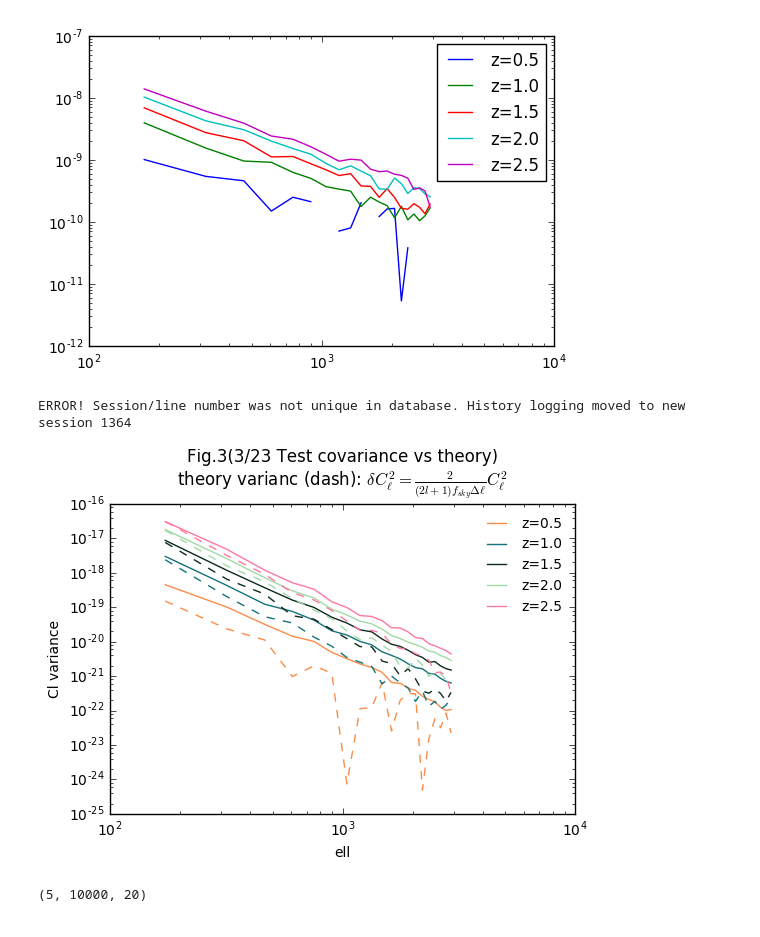
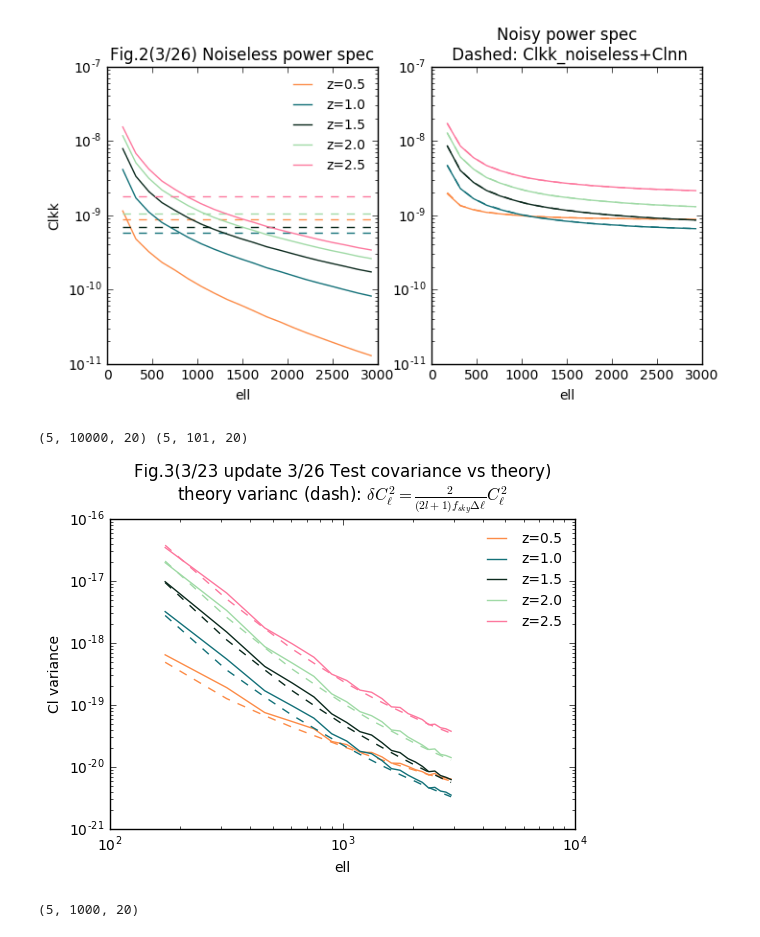
Before and after one commit to liuxx479/fisher, a Jupyter notebook: fisher_mat.ipynb, the cells around one changed output. Saved outputs shown, nothing was run; the diff lists cells and outputs as text; code cells hidden in the pictures.

```diff
--- a/fisher_mat.ipynb
+++ b/fisher_mat.ipynb
@@ -42 +35,7 @@ ps_fidu_uncorr = array([load('ps_noisy_mat/cov/ALL_galXgal_%.1f_%.1f.npy'
+# %%
+ps_fidu = array([load('box5/output_eb_5000_s4/ALL_galXgal_%.1f_%.1f.npy'%(iz, iz))
+                 for iz in z_source])
+ps_fidu_uncorr = array([load('box5/output_eb_5000_s4/ALL_galXgal_%.1f_%.1f.npy'
+                              %(iz,iz))[int(iz*2000):int( (iz+0.5)*2000)]  for iz in z_source])
+#ps_fidu = array([load('box5/ALL_galXgal_%.1f_%.1f.npy'%(iz, iz))[:10000]  for iz in z_source])
 # %%
@@ -107,10 +106,29 @@ Clnn =  array([0.35**2 / ngal / 1.18e7 for ngal in ngal_arr])
-# %%
-for i in range(5):
-    loglog(ell_fidu, mean(ps_arr[i],axis=0),label='z=%.1f'%(z_source[i]))
-legend()
-show()
-# %% [output]
-[figure, removed]
+# %%
+f, (ax1,ax2) = subplots(1,2, figsize=(8,4))
+seed(45)
+for i in range(5):
+    icolor=rand(3)
+    ax1.plot(ell_fidu, ps_arr[i,0], color=icolor,label='z=%.1f'%(z_source[i]))
+    ax1.plot(ell_fidu, Clnn[i]*ones(len(ell_fidu)),'--', color=icolor)
+    ax2.plot(ell_fidu, mean(ps_fidu[i],axis=0), color=icolor, label='z=%.1f'%(z_source[i]))
+    ax2.plot(ell_fidu, ps_arr[i,0]+Clnn[i], '--', color=icolor, label='z=%.1f'%(z_source[i]))
+ax1.legend(fontsize=10, frameon=0,loc=0)
+ax1.set_title('Fig.2(3/26) Noiseless power spec')
+ax2.set_title('Noisy power spec\n Dashed: Clkk_noiseless+Clnn')
+ax1.set_yscale('log')
+ax2.set_yscale('log')
+ax1.set_xlabel('ell')
+ax2.set_xlabel('ell')
+ax1.set_ylabel('Clkk')
+ax1.set_ylim(1e-11, 1e-7)
+ax2.set_ylim(1e-11, 1e-7)
+show()
+# %% [output]
+[figure, added]
+# %%
+print ps_fidu.shape, ps_arr.shape
+# %% [output]
+(5, 10000, 20) (5, 101, 20)
 # %%
 fsim = 3.5**2/4e4
 seed(45)
@@ -122,18 +140,17 @@ for i in range(5):
 
     loglog(ell_fidu, diag(iCov),'-',color=icolor,label='z=%.1f'%(z_source[i]))
     loglog(ell_fidu, 2/((2*ell_fidu+1)*dell*fsim)*iCl**2, '--', color=icolor)
-title('Fig.3(3/23 Test covariance vs theory)\n'+th_label)
+title('Fig.3(3/23 update 3/26 Test covariance vs theory)\n'+th_label)
 xlabel('ell')
 ylabel('Cl variance')
 legend(fontsize=10,loc=0,frameon=0)
 show()
 # %% [output]
-ERROR! Session/line number was not unique in database. History logging moved to new session 1364
-[figure, old version]
+[figure, new version]
 # %%
 ps_fidu.shape
 # %% [output]
-(5, 10000, 20)
+(5, 1000, 20)
 # %%
 ###### now use mat's calculation
 copyarray = lambda x, times: repeat(x.reshape(1,-1),times,axis=0).flatten()
```
Also changed, not shown: parts of 7 cells of this notebook.
